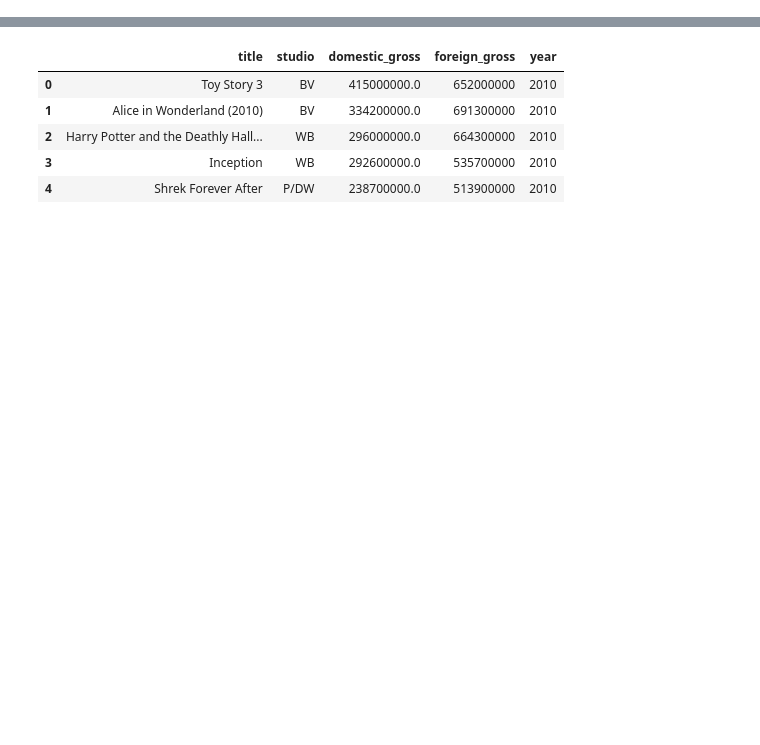
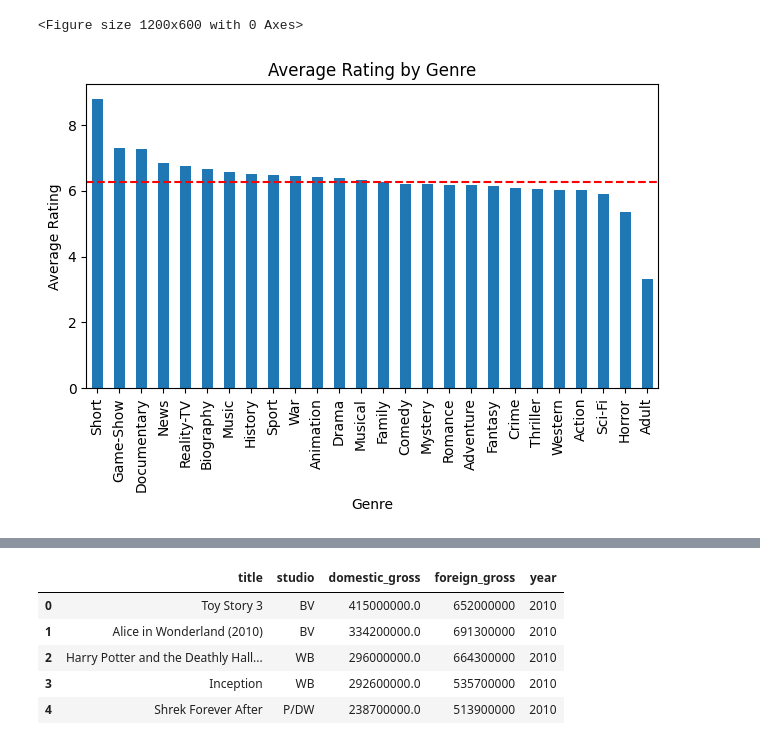
Before and after one commit to Omballa/movie_analysis, a Jupyter notebook: main.ipynb, the cells around one changed output, grey strips where cells are left out. Saved outputs shown, nothing was run; the diff lists cells and outputs as text; code cells hidden in the pictures; blank space fills up the shorter version.

```diff
--- a/main.ipynb
+++ b/main.ipynb
@@ -20,0 +90,68 @@ df.head()
+# %%
+import sqlite3
+import pandas as pd
+import matplotlib.pyplot as plt
+
+# Connect to the SQLite database
+conn = sqlite3.connect('./data/im.db')
+
+# Modify your SQL query to aggregate the data by genre and calculate the average rating
+query = '''
+    SELECT
+        mb.genres,
+        AVG(mr.averagerating) AS avg_rating
+    FROM movie_basics AS mb
+    JOIN movie_ratings AS mr ON mb.movie_id = mr.movie_id
+    GROUP BY mb.genres
+    ORDER BY avg_rating DESC
+'''
+
+# Read the data into a DataFrame
+df = pd.read_sql_query(query, conn)
+
+# Close the database connection
+conn.close()
+
+# Drop rows with None or null values in the 'genres' column
+df = df.dropna(subset=['genres'])
+
+# Split the genres column into a list of genres
+df['genres'] = df['genres'].str.split(',')
+
+# Create a dictionary to store the average rating of each genre
+genre_avg_rating = {}
+
+# Iterate through the DataFrame and calculate the average rating for each genre
+for index, row in df.iterrows():
+    genres = row['genres']
+    avg_rating = row['avg_rating']
+    for genre in genres:
+        genre = genre.strip()
+        if genre in genre_avg_rating:
+            genre_avg_rating[genre].append(avg_rating)
+        else:
+            genre_avg_rating[genre] = [avg_rating]
+
+# Calculate the average of average ratings for each genre
+genre_avg_rating_avg = {genre: sum(ratings) / len(ratings) for genre, ratings in genre_avg_rating.items()}
+
+# Convert the dictionary into a DataFrame
+genre_avg_rating_df = pd.DataFrame.from_dict(genre_avg_rating_avg, orient='index', columns=['avg_rating'])
+genre_avg_rating_df = genre_avg_rating_df.sort_values(by='avg_rating', ascending=False)
+overall_avg_rating = df['avg_rating'].mean()
+
+# Plot the graph
+plt.figure(figsize=(12, 6))
+genre_avg_rating_df.plot(kind='bar', legend=False)
+plt.axhline(y=overall_avg_rating, color='red', linestyle='--', label='Overall Average Rating')
+plt.xlabel('Genre')
+plt.ylabel('Average Rating')
+plt.title('Average Rating by Genre')
+plt.xticks(rotation=90)
+plt.tight_layout()
+
+# Show the plot
+plt.show()
+# %% [output]
+<Figure size 1200x600 with 0 Axes>
+[figure, added]
```
Also changed, not shown: parts of 17 cells of this notebook, 2 other files.
